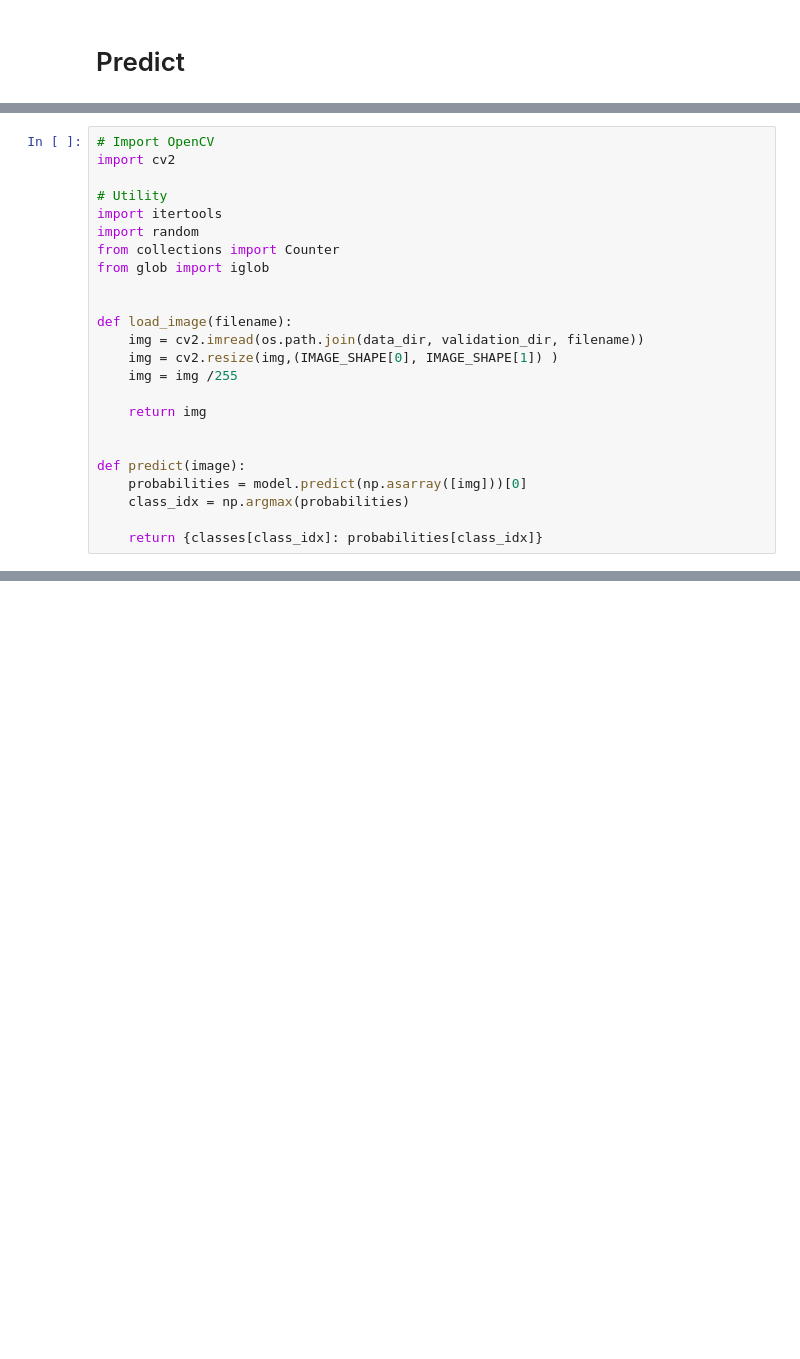
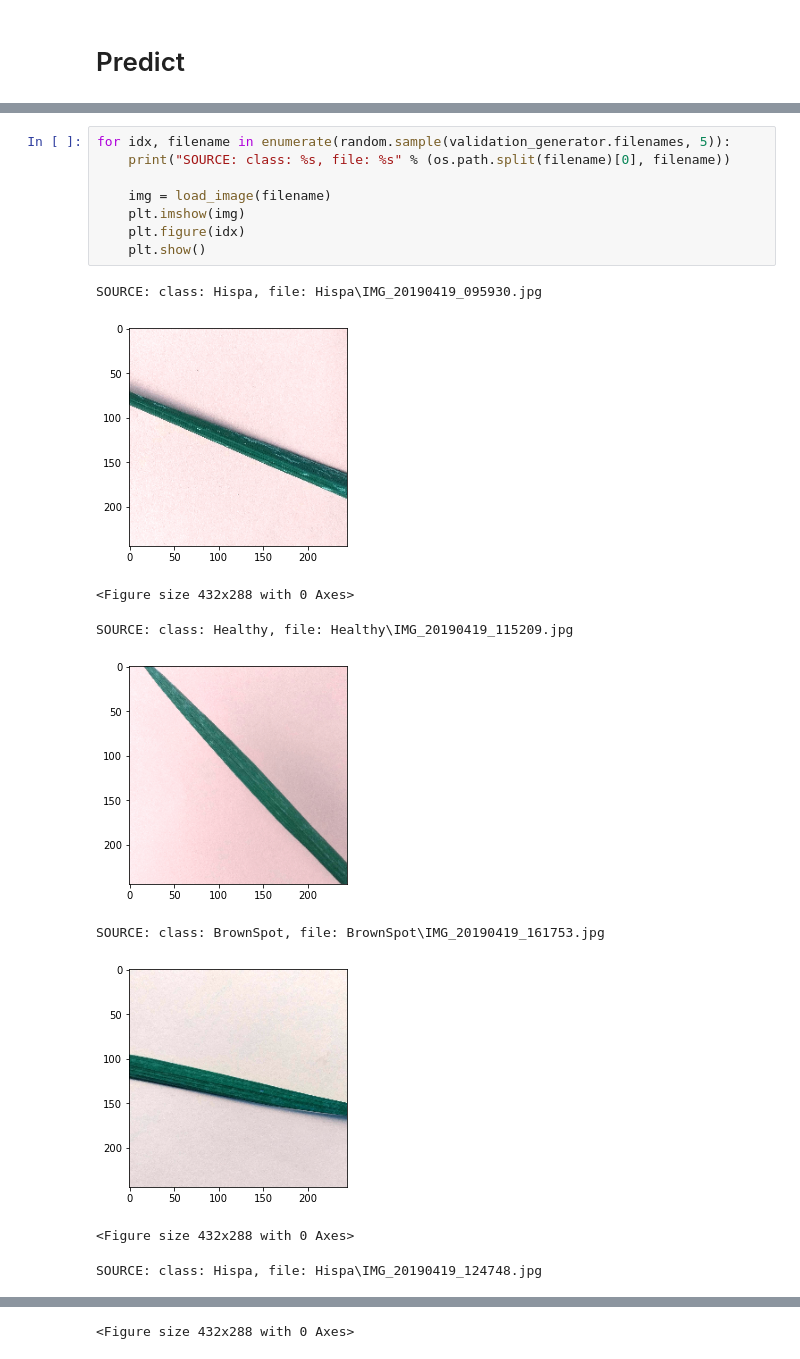
Before and after one commit to thirumalaisurya/paddy-, a Jupyter notebook: Leafdetection.ipynb, the cells around one changed output, grey strips where cells are left out. Cells and saved outputs as stored; diff of their text form; blank space fills up the shorter version.

```diff
--- a/Leafdetection.ipynb
+++ b/Leafdetection.ipynb
@@ -697,27 +803,21 @@ def predict(image):
     class_idx = np.argmax(probabilities)
 
     return {classes[class_idx]: probabilities[class_idx]}
-# %%
-# Import OpenCV
-import cv2
-
-# Utility
-import itertools
-import random
-from collections import Counter
-from glob import iglob
-
-
-def load_image(filename):
-    img = cv2.imread(os.path.join(data_dir, validation_dir, filename))
-    img = cv2.resize(img,(IMAGE_SHAPE[0], IMAGE_SHAPE[1]) )
-    img = img /255
-
-    return img
-
-
-def predict(image):
-    probabilities = model.predict(np.asarray([img]))[0]
-    class_idx = np.argmax(probabilities)
-
-    return {classes[class_idx]: probabilities[class_idx]}
+# %%
+for idx, filename in enumerate(random.sample(validation_generator.filenames, 5)):
+    print("SOURCE: class: %s, file: %s" % (os.path.split(filename)[0], filename))
+
+    img = load_image(filename)
+    plt.imshow(img)
+    plt.figure(idx)
+    plt.show()
+# %% [output]
+SOURCE: class: Hispa, file: Hispa\IMG_20190419_095930.jpg
+[figure, added]
+<Figure size 432x288 with 0 Axes>
+SOURCE: class: Healthy, file: Healthy\IMG_20190419_115209.jpg
+[figure, added]
+SOURCE: class: BrownSpot, file: BrownSpot\IMG_20190419_161753.jpg
+[figure, added]
+<Figure size 432x288 with 0 Axes>
+SOURCE: class: Hispa, file: Hispa\IMG_20190419_124748.jpg
@@ -723,0 +825 @@ def predict(image):
+<Figure size 432x288 with 0 Axes>
```
Also changed, not shown: parts of 23 cells of this notebook.
